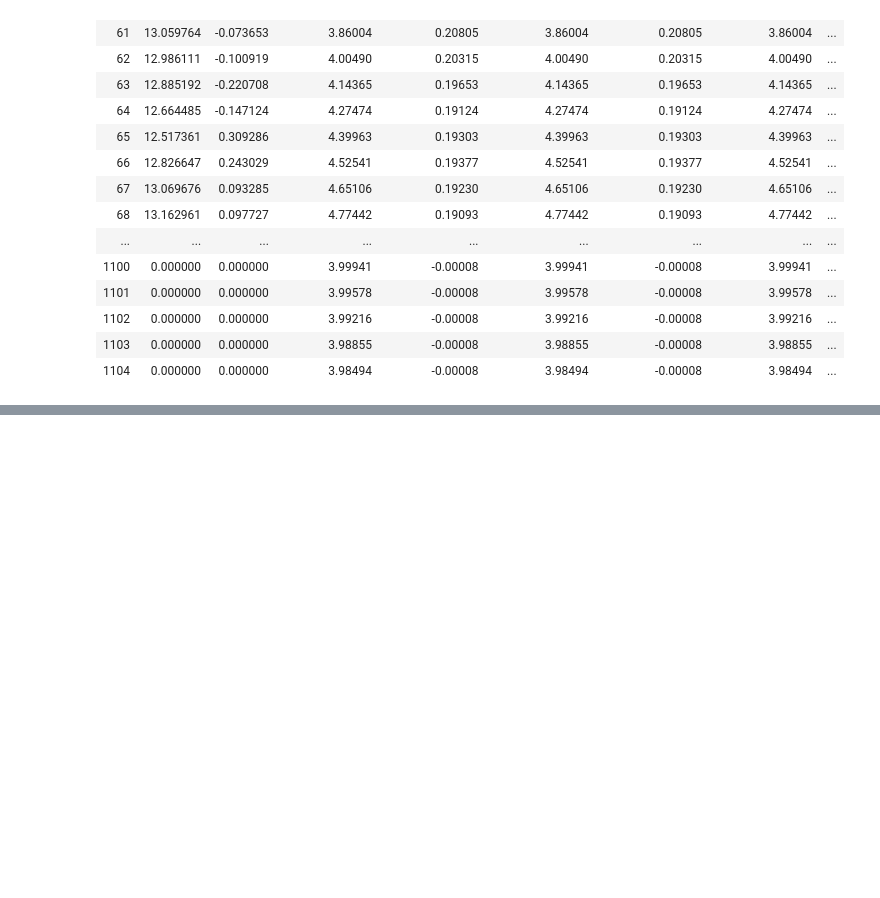
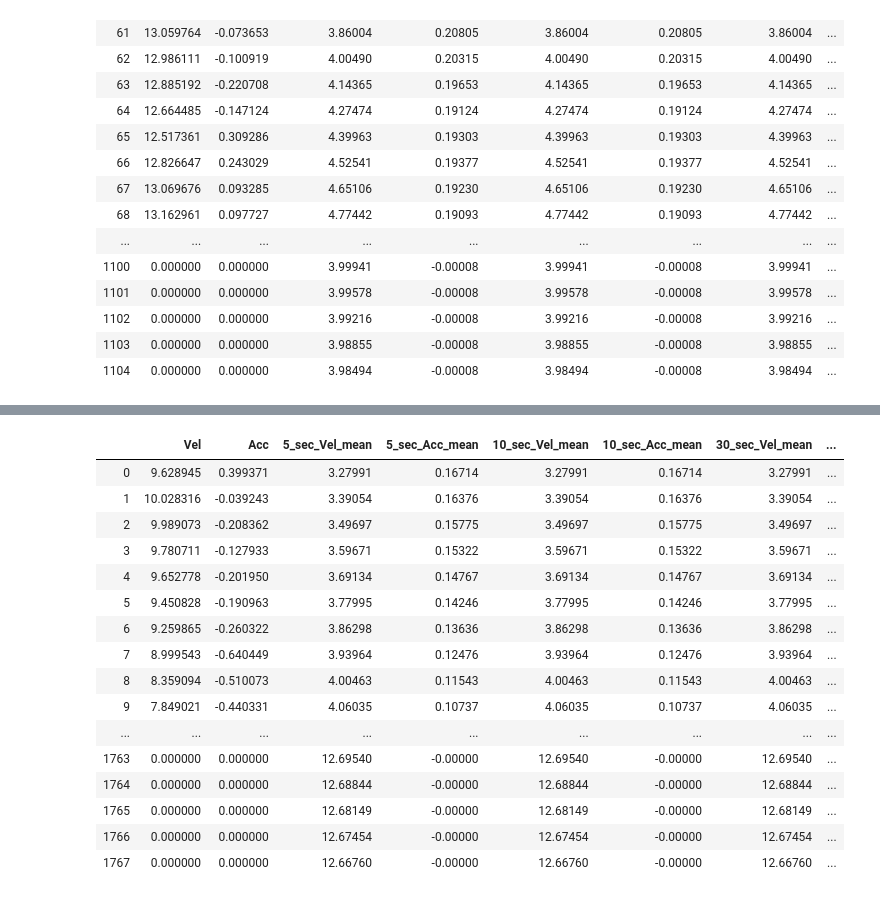
Before and after one commit to eserinanarslan/DrivingCyclePrediction, a Jupyter notebook: prod/pred_phase_for_main_cycles.ipynb, the cells around one changed output, grey strips where cells are left out. Saved outputs shown, nothing was run; the diff lists cells and outputs as text; code cells hidden in the pictures; blank space fills up the shorter version.

```diff
--- a/prod/pred_phase_for_main_cycles.ipynb
+++ b/prod/pred_phase_for_main_cycles.ipynb
@@ -317,0 +393,20 @@ test_1.head(20).append(test_1.tail(20))
+# %%
+test2_results.head(20).append(test2_results.tail(20))
+# %% [output]
+|  | Vel | Acc | 5_sec_Vel_mean | 5_sec_Acc_mean | 10_sec_Vel_mean | 10_sec_Acc_mean | 30_sec_Vel_mean | ... |
+| 0 | 9.628945 | 0.399371 | 3.27991 | 0.16714 | 3.27991 | 0.16714 | 3.27991 | ... |
+| 1 | 10.028316 | -0.039243 | 3.39054 | 0.16376 | 3.39054 | 0.16376 | 3.39054 | ... |
+| 2 | 9.989073 | -0.208362 | 3.49697 | 0.15775 | 3.49697 | 0.15775 | 3.49697 | ... |
+| 3 | 9.780711 | -0.127933 | 3.59671 | 0.15322 | 3.59671 | 0.15322 | 3.59671 | ... |
+| 4 | 9.652778 | -0.201950 | 3.69134 | 0.14767 | 3.69134 | 0.14767 | 3.69134 | ... |
+| 5 | 9.450828 | -0.190963 | 3.77995 | 0.14246 | 3.77995 | 0.14246 | 3.77995 | ... |
+| 6 | 9.259865 | -0.260322 | 3.86298 | 0.13636 | 3.86298 | 0.13636 | 3.86298 | ... |
+| 7 | 8.999543 | -0.640449 | 3.93964 | 0.12476 | 3.93964 | 0.12476 | 3.93964 | ... |
+| 8 | 8.359094 | -0.510073 | 4.00463 | 0.11543 | 4.00463 | 0.11543 | 4.00463 | ... |
+| 9 | 7.849021 | -0.440331 | 4.06035 | 0.10737 | 4.06035 | 0.10737 | 4.06035 | ... |
+| ... | ... | ... | ... | ... | ... | ... | ... | ... |
+| 1763 | 0.000000 | 0.000000 | 12.69540 | -0.00000 | 12.69540 | -0.00000 | 12.69540 | ... |
+| 1764 | 0.000000 | 0.000000 | 12.68844 | -0.00000 | 12.68844 | -0.00000 | 12.68844 | ... |
+| 1765 | 0.000000 | 0.000000 | 12.68149 | -0.00000 | 12.68149 | -0.00000 | 12.68149 | ... |
+| 1766 | 0.000000 | 0.000000 | 12.67454 | -0.00000 | 12.67454 | -0.00000 | 12.67454 | ... |
+| 1767 | 0.000000 | 0.000000 | 12.66760 | -0.00000 | 12.66760 | -0.00000 | 12.66760 | ... |
```
Also changed, not shown: parts of 5 cells of this notebook, 16 other files.
